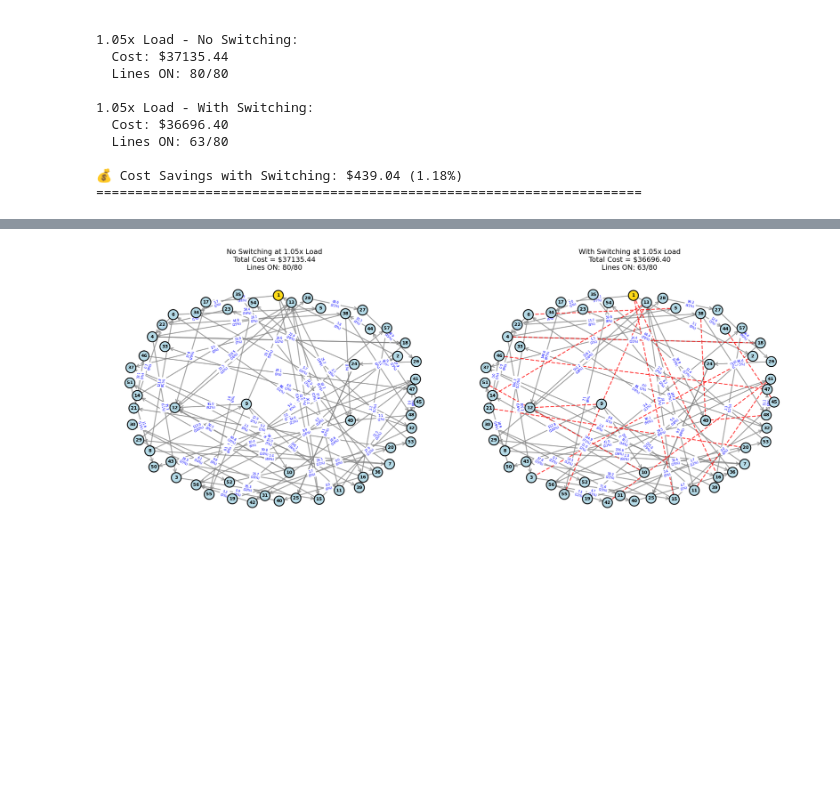
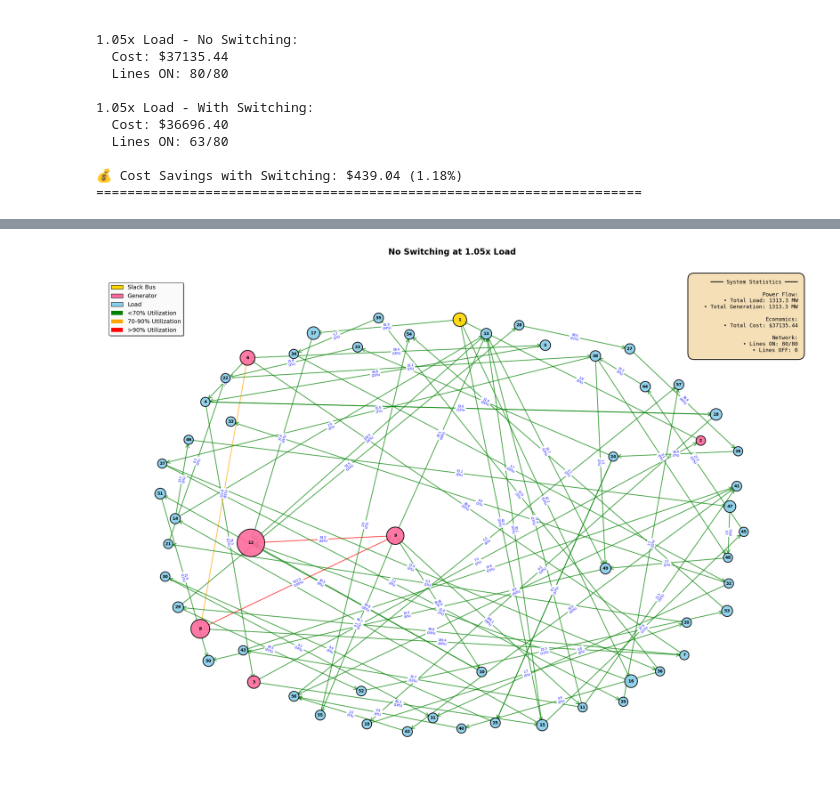
Before and after one commit to lukasp-dev/scopf-optimizer, a Jupyter notebook: case57_line_switching_capacitycut.ipynb, the cells around one changed output, grey strips where cells are left out. Cells and saved outputs as stored; diff of their text form; code cells hidden in the pictures; blank space fills up the shorter version.

```diff
--- a/case57_line_switching_capacitycut.ipynb
+++ b/case57_line_switching_capacitycut.ipynb
@@ -148,13 +148,13 @@ COMPARISON RESULTS - 1.05x Load
 💰 Cost Savings with Switching: $439.04 (1.18%)
 ======================================================================
 # %%
-# Visualize 1.05x Load comparison with directional arrows and edge labels
+# Visualize 1.05x Load comparison with directional arrows and edge labels (separately)
 
-def visualize_comparison(models_data):
-    """Visualize 2 configurations with proper costs, flow directions, and edge labels"""
-    fig, axs = plt.subplots(1, 2, figsize=(20, 8))
+def visualize_single_config(title, mdl, z_var, P_var, bus_data):
+    """Visualize a single configuration with proper costs, flow directions, and edge labels"""
+    fig, ax = plt.subplots(1, 1, figsize=(24, 18))  # Full size for one plot
 
-    for ax, (title, mdl, z_var, P_var, bus_data) in zip(axs, models_data):
+    for (_, mdl, z_var, P_var, bus_data) in [(title, mdl, z_var, P_var, bus_data)]:
         if mdl.status != GRB.OPTIMAL:
             ax.text(0.5, 0.5, f"{title}\nFAILED", ha='center', va='center', fontsize=16)
             ax.axis('off')
@@ -188,32 +188,86 @@ def visualize_comparison(models_data):
             G.add_edge(fbus, tbus)
 
         pos = nx.spring_layout(G, k=2, iterations=50, seed=42)
-        node_colors = ['gold' if int(bus_df['bus_i'][i]) == 1 else 'lightblue' for i in range(len(bus_df))]
-        nx.draw_networkx_nodes(G, pos, node_color=node_colors, node_size=400, alpha=0.9, linewidths=2, edgecolors='black', ax=ax)
-        nx.draw_networkx_labels(G, pos, font_size=9, font_weight='bold', ax=ax)
+        gen_buses = set(gen_df['bus'].astype(int))
+        slack = int(bus_df[bus_df['type'] == 3]['bus_i'].values[0])
+        node_colors = ['gold' if n==slack else '#FF6B9D' if n in gen_buses else 'skyblue' for n in G.nodes]
+        node_sizes = [500 + G.nodes[n]['load']*10 for n in G.nodes]
+        nx.draw_networkx_nodes(G, pos, node_color=node_colors, node_size=node_sizes, alpha=0.9, linewidths=2, edgecolors='black', ax=ax)
+        nx.draw_networkx_labels(G, pos, font_size=10, font_weight='bold', ax=ax)
 
         if edges_on:
-            nx.draw_networkx_edges(G, pos, edgelist=edges_on, edge_color='gray', width=2, alpha=0.7,
-                                  arrows=True, arrowsize=15, arrowstyle='->', ax=ax)
+            # Color edges by utilization
+            edge_colors_list = []
+            for edge in edges_on:
+                # Find utilization from edge labels
+                label = edge_labels.get(edge, "")
+                if label:
+                    util = float(label.split('(')[1].split('%')[0])
+                    if util > 90:
+                        edge_colors_list.append('red')
+                    elif util > 70:
+                        edge_colors_list.append('orange')
+                    else:
+                        edge_colors_list.append('green')
+                else:
+                    edge_colors_list.append('gray')
+
+            nx.draw_networkx_edges(G, pos, edgelist=edges_on, edge_color=edge_colors_list, width=2, alpha=0.7,
+                                  arrows=True, arrowsize=20, arrowstyle='->', ax=ax)
         if edges_off:
             nx.draw_networkx_edges(G, pos, edgelist=edges_off, edge_color='red', width=2, alpha=0.7,
                                   style='dashed', arrows=False, ax=ax)
 
         # Draw edge labels
-        nx.draw_networkx_edge_labels(G, pos, edge_labels, font_size=6, font_color='blue', ax=ax)
+        nx.draw_networkx_edge_labels(G, pos, edge_labels, font_size=7, font_color='blue', ax=ax)
+
+        # Legend
+        from matplotlib.patches import Patch
+        legend_handles = [
+            Patch(facecolor='gold', edgecolor='black', label='Slack Bus'),
+            Patch(facecolor='#FF6B9D', edgecolor='black', label='Generator'),
+            Patch(facecolor='skyblue', edgecolor='black', label='Load'),
+            Patch(facecolor='green', label='<70% Utilization'),
+            Patch(facecolor='orange', label='70-90% Utilization'),
+            Patch(facecolor='red', label='>90% Utilization')
+        ]
+        ax.legend(handles=legend_handles, loc='upper left', fontsize=14, framealpha=0.95,
+                 edgecolor='black', fancybox=True, shadow=True, frameon=True,
+                 bbox_to_anchor=(0.01, 0.99))
 
         lines_on = sum(z_var[i].X > 0.5 for i in branch_df.index)
-        ax.set_title(f"{title}\nTotal Cost = ${mdl.objVal:.2f}\nLines ON: {lines_on}/{len(branch_df)}", fontsize=14)
+        lines_off = len(branch_df) - lines_on
+        total_gen = sum(Pg_sw_105[i].X for i in gen_df.index) if 'Switching' in title else sum(Pg_nosw_105[i].X for i in gen_df.index)
+        total_load = bus_data['Pd'].sum()
+
+        stats = f"""━━━━ System Statistics ━━━━
+
+Power Flow:
+   • Total Load: {total_load:.1f} MW
+   • Total Generation: {total_gen:.1f} MW
+
+Economics:
+   • Total Cost: ${mdl.objVal:.2f}
+
+Network:
+   • Lines ON: {lines_on}/{len(branch_df)}
+   • Lines OFF: {lines_off}"""
+
+        ax.text(0.99, 0.99, stats, transform=ax.transAxes, fontsize=13, va='top', ha='right',
+                bbox=dict(boxstyle='round,pad=1.2', facecolor='wheat', alpha=0.95,
+                         edgecolor='black', linewidth=2), family='monospace')
+
+        ax.set_title(f"{title}\n", fontsize=20, fontweight='bold', pad=25)
         ax.axis('off')
 
     plt.tight_layout()
     plt.show()
 
-# Prepare data for visualization
-viz_data = [
-    ("No Switching at 1.05x Load", model_nosw_105, z_nosw_105, Pbr_nosw_105, bus_nosw_105),
-    ("With Switching at 1.05x Load", model_sw_105, z_sw_105, Pbr_sw_105, bus_sw_105)
-]
+# Visualize each configuration separately
+print("\n📊 Visualizing configurations...")
+print("1. No Switching at 1.05x Load")
+visualize_single_config("No Switching at 1.05x Load", model_nosw_105, z_nosw_105, Pbr_nosw_105, bus_nosw_105)
 
-visualize_comparison(viz_data)
+print("2. With Switching at 1.05x Load")
+visualize_single_config("With Switching at 1.05x Load", model_sw_105, z_sw_105, Pbr_sw_105, bus_sw_105)
 # %% [output]
@@ -220 +276 @@ visualize_comparison(viz_data)
-[figure, old version]
+[figure, new version]
```
Also changed, not shown: parts of 1 cell of this notebook, 4 other files.
